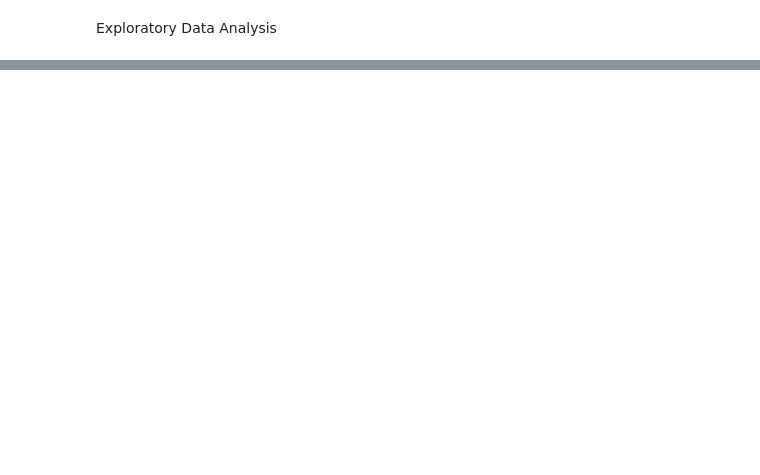
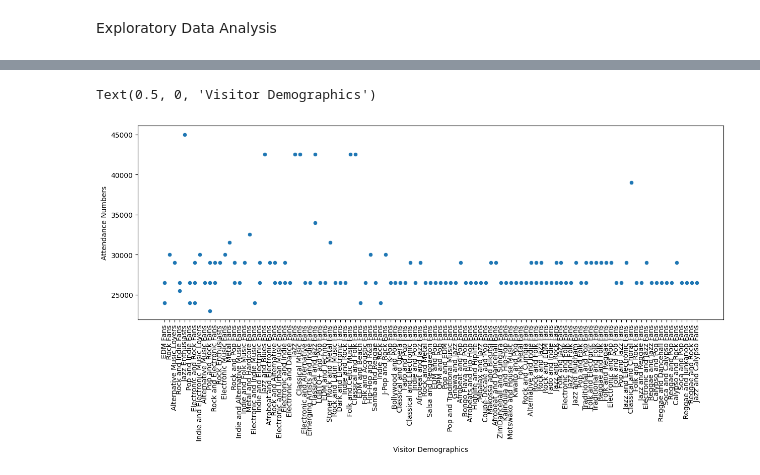
Before and after one commit to HenriqueGuima/music_festivals, a Jupyter notebook: main.ipynb, the cells around one changed output, grey strips where cells are left out. Saved outputs shown, nothing was run; the diff lists cells and outputs as text; code cells hidden in the pictures; blank space fills up the shorter version.

```diff
--- a/main.ipynb
+++ b/main.ipynb
@@ -27,0 +103,10 @@ Exploratory Data Analysis
+# %%
+sns.scatterplot(data=copyData, x='Visitor_Demographics', y='Attendance_Numbers')
+plt.gcf().set_size_inches(15, 5)
+# plt.legend(loc='upper right')
+plt.xticks(rotation=90)
+plt.ylabel('Attendance Numbers')
+plt.xlabel('Visitor Demographics')
+# %% [output]
+Text(0.5, 0, 'Visitor Demographics')
+[figure, added]
```
Also changed, not shown: parts of 15 cells of this notebook, 2 other files.
